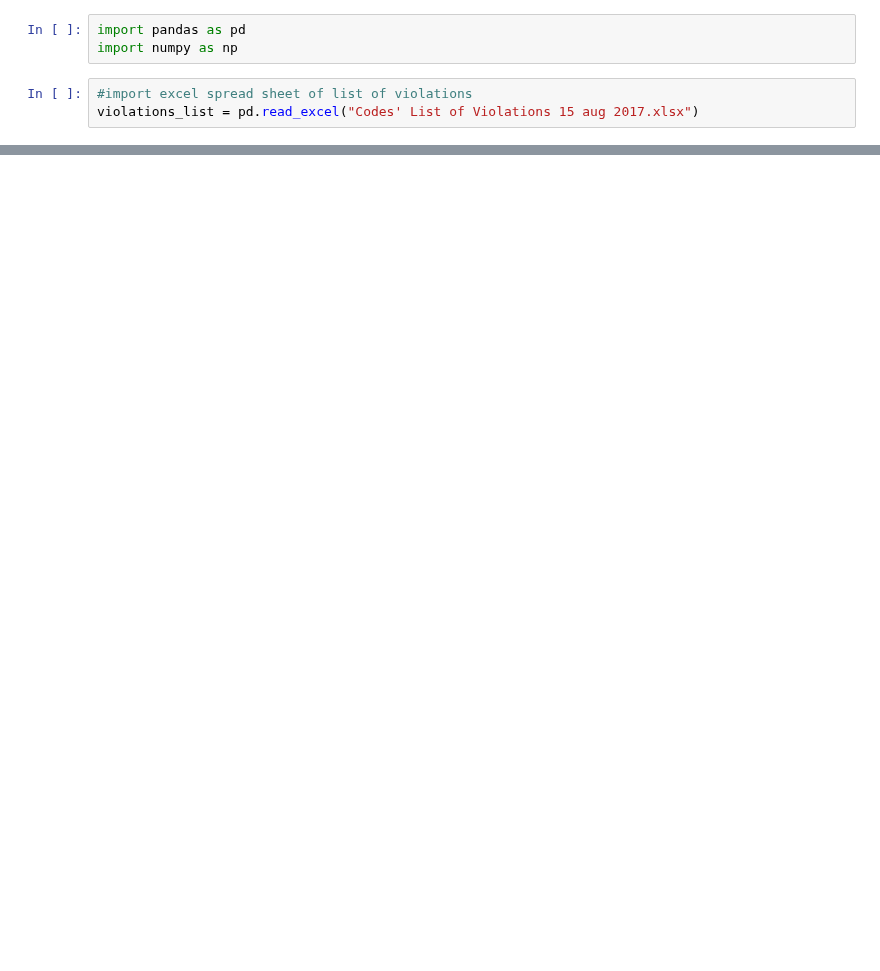
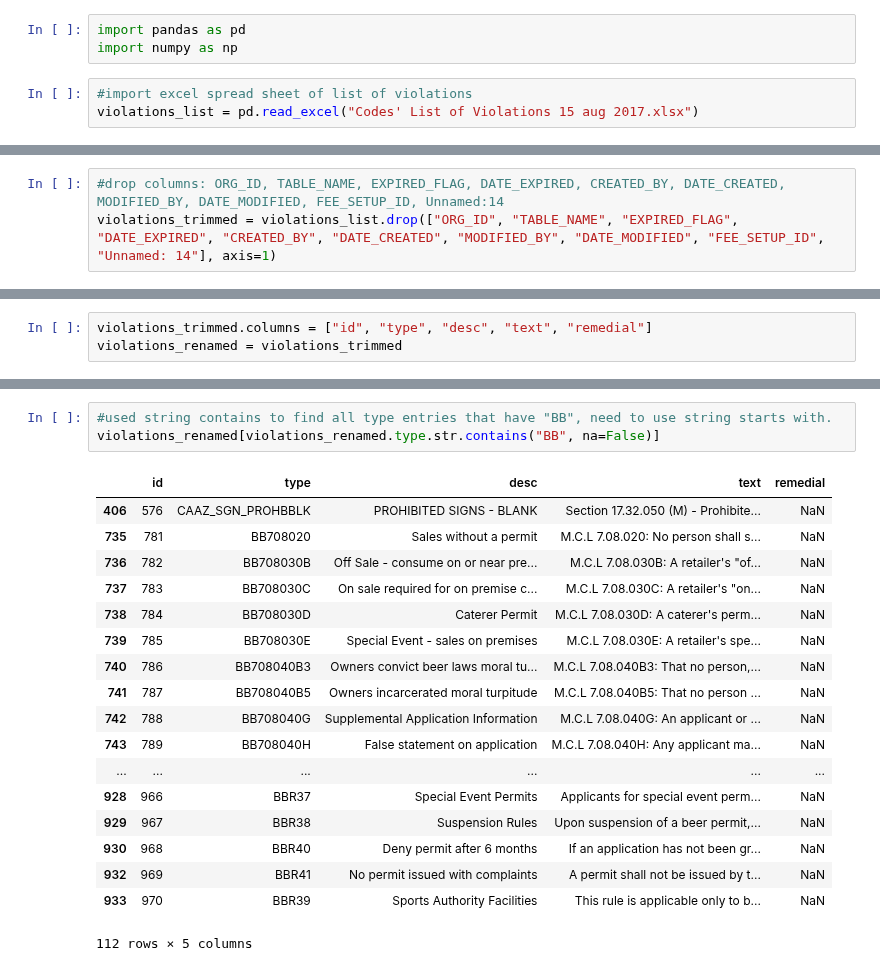
Before and after one commit to DEREJEGETU/data-question-2, a Jupyter notebook: Codes_testing.ipynb, the cells around one changed output, grey strips where cells are left out. Drawn from its saved outputs; the diff is of its cells as text; blank space fills up the shorter version.

```diff
--- a/Codes_testing.ipynb
+++ b/Codes_testing.ipynb
@@ -54,0 +58,3 @@ Name: VIOLATION_DESC, Length: 774, dtype: bool
+# %%
+#drop columns: ORG_ID, TABLE_NAME, EXPIRED_FLAG, DATE_EXPIRED, CREATED_BY, DATE_CREATED, MODIFIED_BY, DATE_MODIFIED, FEE_SETUP_ID, Unnamed:14
+violations_trimmed = violations_list.drop(["ORG_ID", "TABLE_NAME", "EXPIRED_FLAG", "DATE_EXPIRED", "CREATED_BY", "DATE_CREATED", "MODIFIED_BY", "DATE_MODIFIED", "FEE_SETUP_ID", "Unnamed: 14"], axis=1)
@@ -54,0 +92,3 @@ Name: VIOLATION_DESC, Length: 774, dtype: bool
+# %%
+violations_trimmed.columns = ["id", "type", "desc", "text", "remedial"]
+violations_renamed = violations_trimmed
@@ -54,0 +113,22 @@ Name: VIOLATION_DESC, Length: 774, dtype: bool
+# %%
+#used string contains to find all type entries that have "BB", need to use string starts with.
+violations_renamed[violations_renamed.type.str.contains("BB", na=False)]
+# %% [output]
+|  | id | type | desc | text | remedial |
+| 406 | 576 | CAAZ_SGN_PROHBBLK | PROHIBITED SIGNS - BLANK | Section 17.32.050 (M) - Prohibite... | NaN |
+| 735 | 781 | BB708020 | Sales without a permit | M.C.L 7.08.020: No person shall s... | NaN |
+| 736 | 782 | BB708030B | Off Sale - consume on or near pre... | M.C.L 7.08.030B: A retailer's "of... | NaN |
+| 737 | 783 | BB708030C | On sale required for on premise c... | M.C.L 7.08.030C: A retailer's "on... | NaN |
+| 738 | 784 | BB708030D | Caterer Permit | M.C.L 7.08.030D: A caterer's perm... | NaN |
+| 739 | 785 | BB708030E | Special Event - sales on premises | M.C.L 7.08.030E: A retailer's spe... | NaN |
+| 740 | 786 | BB708040B3 | Owners convict beer laws moral tu... | M.C.L 7.08.040B3: That no person,... | NaN |
+| 741 | 787 | BB708040B5 | Owners incarcerated moral turpitude | M.C.L 7.08.040B5: That no person ... | NaN |
+| 742 | 788 | BB708040G | Supplemental Application Information | M.C.L 7.08.040G: An applicant or ... | NaN |
+| 743 | 789 | BB708040H | False statement on application | M.C.L 7.08.040H: Any applicant ma... | NaN |
+| ... | ... | ... | ... | ... | ... |
+| 928 | 966 | BBR37 | Special Event Permits | Applicants for special event perm... | NaN |
+| 929 | 967 | BBR38 | Suspension Rules | Upon suspension of a beer permit,... | NaN |
+| 930 | 968 | BBR40 | Deny permit after 6 months | If an application has not been gr... | NaN |
+| 932 | 969 | BBR41 | No permit issued with complaints | A permit shall not be issued by t... | NaN |
+| 933 | 970 | BBR39 | Sports Authority Facilities | This rule is applicable only to b... | NaN |
+112 rows × 5 columns
```
Also changed, not shown: parts of 13 cells of this notebook.
